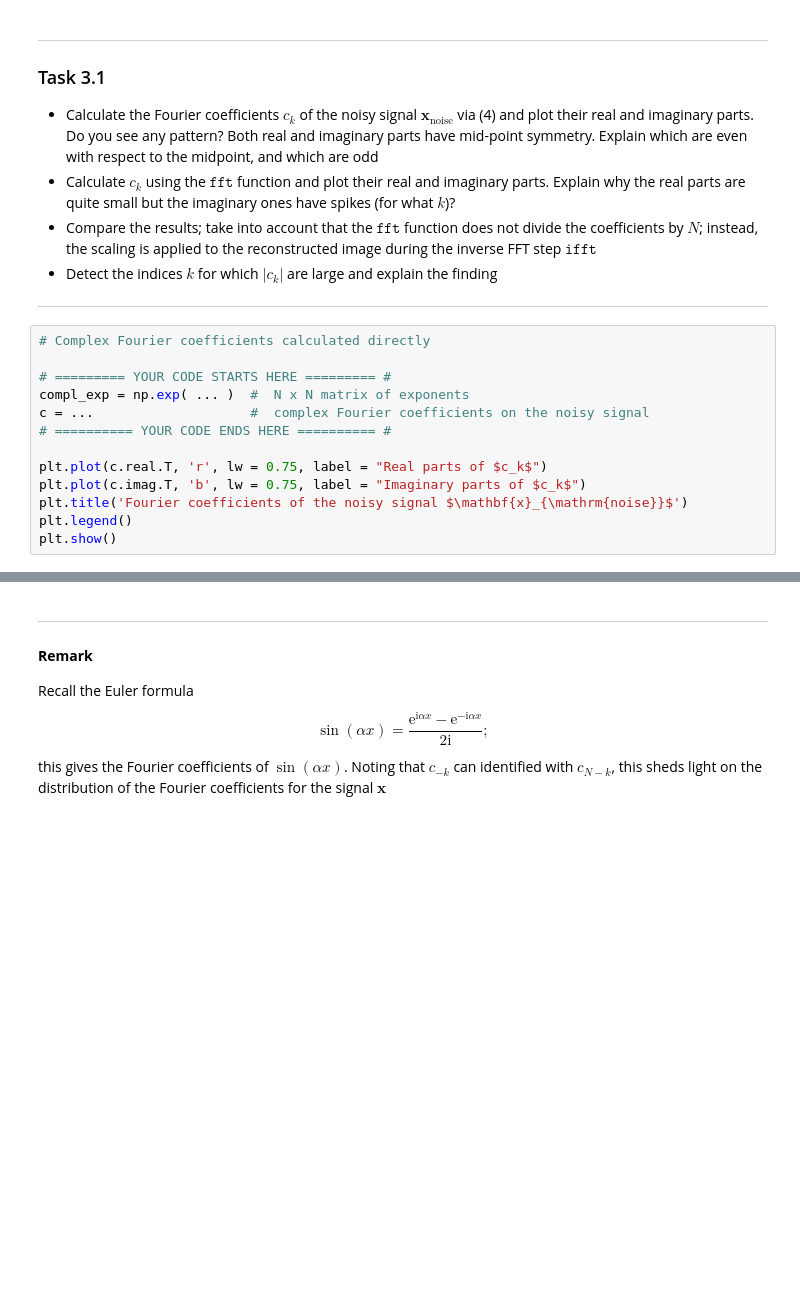
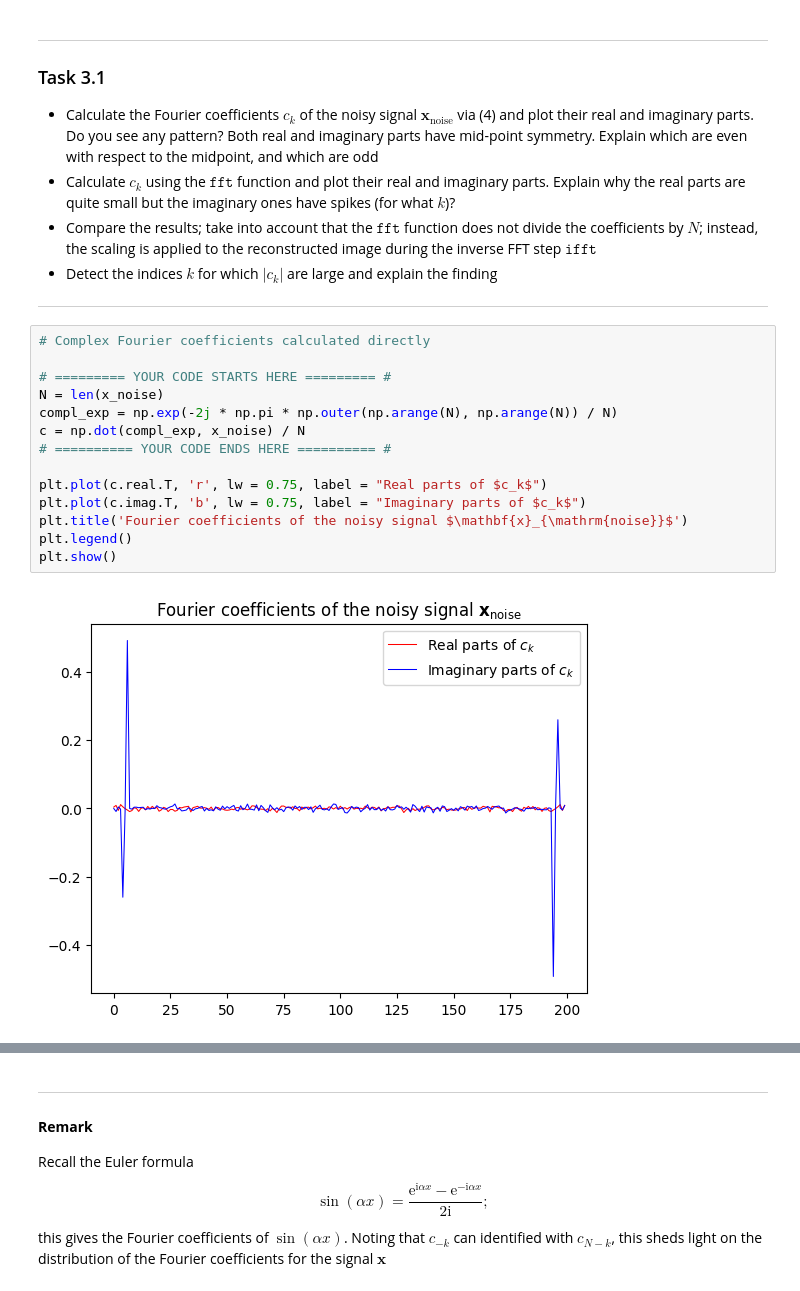
Before and after one commit to Smarinchenko/UCU-LA, a Jupyter notebook: hw1-task4-fourier-transform.ipynb, the cells around one changed output, grey strips where cells are left out. Saved outputs shown, nothing was run; the diff lists cells and outputs as text; blank space fills up the shorter version.

```diff
--- a/hw1-task4-fourier-transform.ipynb
+++ b/hw1-task4-fourier-transform.ipynb
@@ -325,16 +344,19 @@ is the <font color = "red">Fourier transform</font>. While the direct approach o
 # %%
 # Complex Fourier coefficients calculated directly
 
 # ========= YOUR CODE STARTS HERE ========= #
-compl_exp = np.exp( ... )  #  N x N matrix of exponents
-c = ...                    #  complex Fourier coefficients on the noisy signal
+N = len(x_noise)
+compl_exp = np.exp(-2j * np.pi * np.outer(np.arange(N), np.arange(N)) / N)
+c = np.dot(compl_exp, x_noise) / N
 # ========== YOUR CODE ENDS HERE ========== #
 
 plt.plot(c.real.T, 'r', lw = 0.75, label = "Real parts of $c_k$")
 plt.plot(c.imag.T, 'b', lw = 0.75, label = "Imaginary parts of $c_k$")
 plt.title('Fourier coefficients of the noisy signal $\mathbf{x}_{\mathrm{noise}}$')
 plt.legend()
 plt.show()
+# %% [output]
+[figure, added]
 # %%
 # Complex Fourier coefficients via FFT
 freq = fft(x_noise)
```
Also changed, not shown: parts of 27 cells of this notebook, 1 other file.
